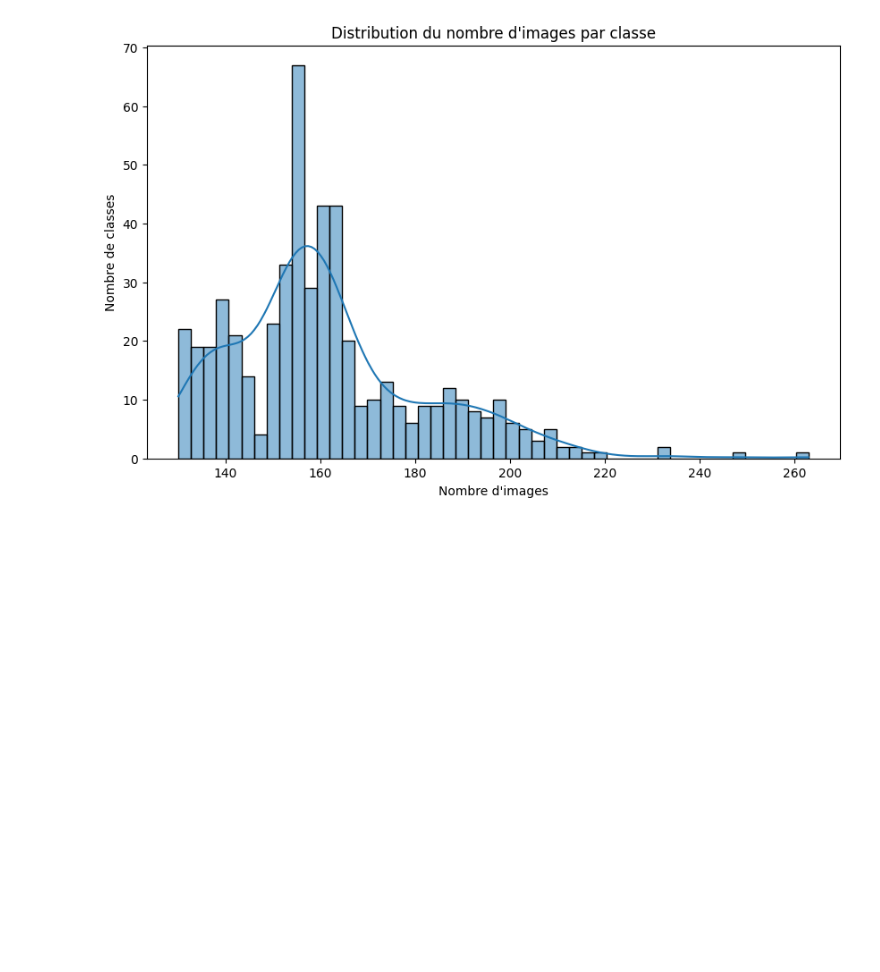
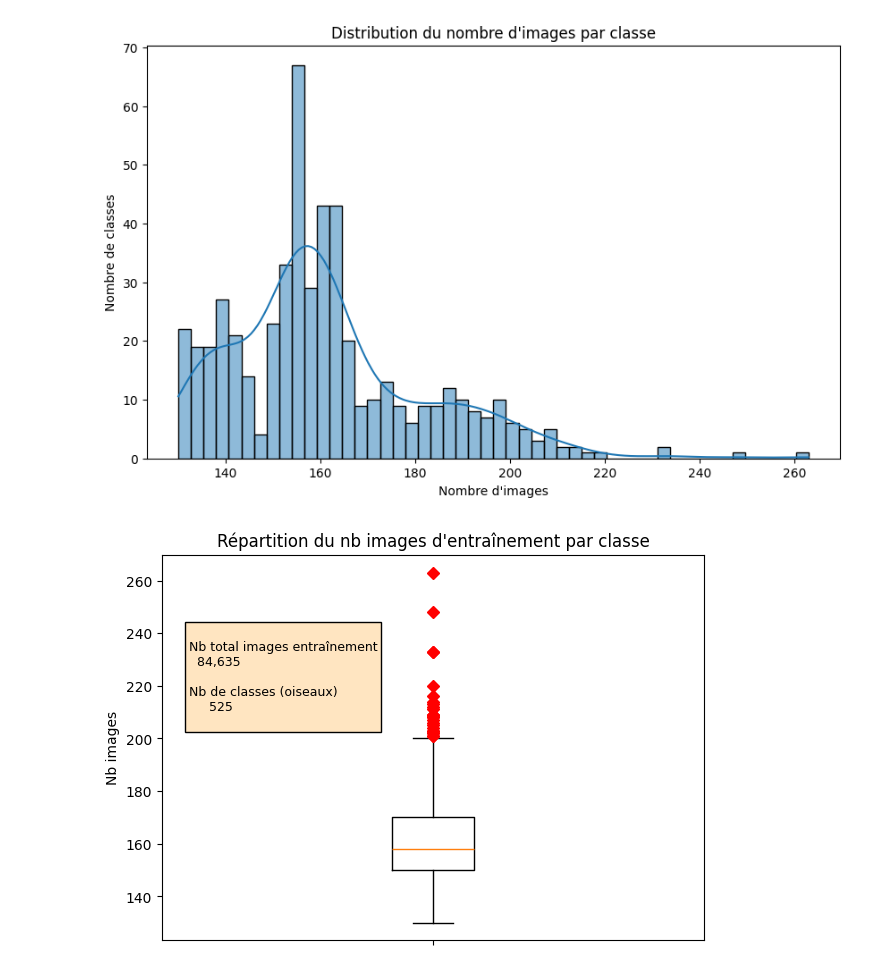
Before and after one commit to SheepDice/ProjectB, a Jupyter notebook: analyse_distribution.ipynb, the cells around one changed output. Cells and saved outputs as stored; diff of their text form; code cells hidden in the pictures; blank space fills up the shorter version.

Commit message:
Fusion des notebooks d'analyse

```diff
--- a/analyse_distribution.ipynb
+++ b/analyse_distribution.ipynb
@@ -69,3 +63,25 @@ plt.show()
 # on remarque ici que la pluparrt
 # %% [output]
 [figure]
+# %%
+# Analyse distribution : boxplot
+fig = plt.figure(figsize=(7, 5))
+ax1 = fig.add_subplot(111)
+ax1.boxplot(df, 0, 'rD')
+ax1.set_xticks([1], [])
+ax1.set_ylabel('Nb images')
+titre = ax1.set_title("Répartition du nb images d'entraînement par classe")
+
+# Ajout texte avec informations complémentaires dans le graphique
+txt = f"""
+Nb total images entraînement
+{df['img_nbr'].sum():>8,.0f}
+
+Nb de classes (oiseaux)
+{df.shape[0]:>8,.0f}
+"""
+t = ax1.text(0.55, 205, txt, fontsize="9", bbox={'boxstyle':'square',
+                   'facecolor': '#ffe5c1',
+                   'edgecolor':'black'})
+# %% [output]
+[figure, added]
```
Also changed, not shown: parts of 4 cells of this notebook.
